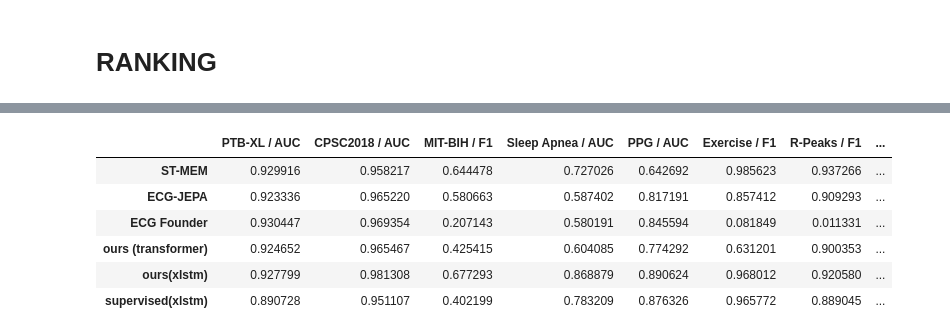
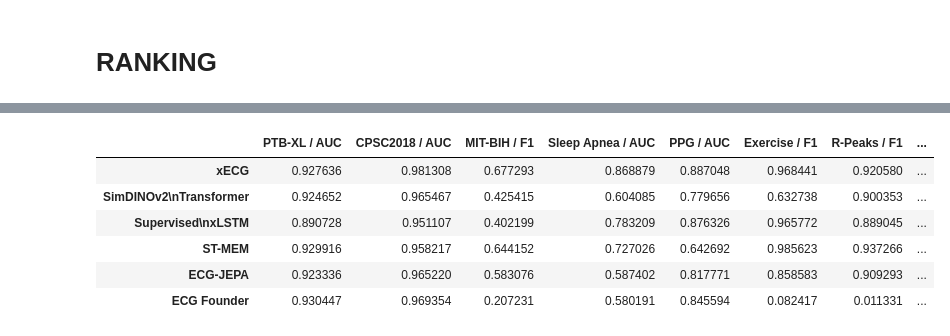
Before and after one commit to Lobster1911/bench-xecg-indian-benchmark, a Jupyter notebook: metrics.ipynb, the cells around one changed output, grey strips where cells are left out. Saved outputs shown, nothing was run; the diff lists cells and outputs as text; code cells hidden in the pictures.

```diff
--- a/metrics.ipynb
+++ b/metrics.ipynb
@@ -428,7 +530,7 @@ styled_df_ppg_lp
 records_age = get_records("train-age", metrics=[
     "test_rsmape_0_mimic/dataloader_idx_1", "test_mae_mimic/dataloader_idx_1",
     "test_rsmape_0_ptbxl/dataloader_idx_0", "test_mae_ptbxl/dataloader_idx_0",
-    "test_rsmape_0_cpsc/dataloader_idx_2", "test_mae_cpsc/dataloader_idx_2", '_runtime'])
+    "test_rsmape_0_cpsc/dataloader_idx_2", "test_mae_cpsc/dataloader_idx_2", '_runtime'], history=[('valid_mae', 'min'), ('valid_rsmape_0', 'min')])
 
 def add_mean(df):
     df['mean_mae'] = (df['test_mae_mimic/dataloader_idx_1'] + df['test_mae_ptbxl/dataloader_idx_0'] + df['test_mae_cpsc/dataloader_idx_2']) / 3
@@ -506,0 +864,3 @@ styled_lab_lp
+# %%
+mortality_test_records = get_records("train-mortality", metrics=["test_loss", "test_ci"])
+formatted_mortality_df = get_dataframe_from_records(mortality_test_records)
@@ -577,15 +1088,16 @@ Text(0, 0.5, 'Total Runtime (hours)')
 # %%
 
 dfs = []
-for records in [records_ptb_xl, records_cpsc, records_mit_cls, records_sleep_apnea, records_ppg, records_exe_r, records_mit_r_peaks, records_age, lab_test_records]:
+for i, records in enumerate([records_ptb_xl, records_cpsc, records_mit_cls, records_sleep_apnea, records_ppg, records_exe_r, records_mit_r_peaks, records_age, lab_test_records, mortality_test_records]):
     df = pd.DataFrame(records)
+    if i == 7: df = add_mean(df) # for age prediction add the mean rsmape
     df = df.groupby("group").agg('mean')
     df = df[df.index.isin(ft_groups) | df.index.isin(lp_groups)]
     dfs.append(df)
 # %%
-categories = ['PTB-XL', 'CPSC2018', 'MIT-BIH', 'Sleep<br>Apnea', 'PPG', 'Exercise', 'R-PEAK', 'Age', 'LAB test']
-categories_metric = ['PTB-XL / AUC', 'CPSC2018 / AUC', 'MIT-BIH / F1', 'Sleep Apnea / AUC', 'PPG / AUC', 'Exercise / F1', 'R-Peaks / F1', 'Age / MAE', 'LAB test / AUC']
-methods = ['ST-MEM', 'ECG-JEPA', 'ECG Founder', 'ours (transformer)', 'ours(xlstm)', 'supervised(xlstm)']
+categories = ['PTB-XL', 'CPSC2018', 'MIT-BIH', 'Apnea-ECG', 'PPG', 'Exercise', 'R-PEAK', 'Age', 'LAB test', 'Mortality']
+categories_metric = ['PTB-XL / AUC', 'CPSC2018 / AUC', 'MIT-BIH / F1', 'Sleep Apnea / AUC', 'PPG / AUC', 'Exercise / F1', 'R-Peaks / F1', 'Age / MAE', 'LAB test / AUC', 'Mortality / CI']
+methods = ['ST-MEM', 'ECG-JEPA', 'ECG Founder', 'SimDINOv2\nTransformer', 'xECG', 'Supervised\nxLSTM']
 
 
 data = {
@@ -643,8 +1155,20 @@ data = {
                         dfs[8].loc['best_trans_ft']['test_auroc_avg'],
                         dfs[8].loc['best_xlstm_ft']['test_auroc_avg'],
                         dfs[8].loc['best_xlstm_sup']['test_auroc_avg']],
+    'Mortality / CI': [ dfs[9].loc['best_stmem_ft']['test_ci'],
+                        dfs[9].loc['best_jepa_ft']['test_ci'],
+                        dfs[9].loc['best_ecgfm_ft']['test_ci'],
+                        dfs[9].loc['best_trans_ft']['test_ci'],
+                        dfs[9].loc['best_xlstm_ft']['test_ci'],
+                        dfs[9].loc['best_xlstm_sup']['test_ci']
+    ]
 }# RANKING
 
 df_raw = pd.DataFrame(data, index=methods)
 df_raw.head(n=10)
+
+# change the order of the rows:
+reindex_ft = [4, 3, 5, 0, 1, 2]
+df_raw = df_raw.reindex(df_raw.index[reindex_ft])
+df_raw.head(n=10)
 # %% [output]
@@ -710,25 +1247,25 @@ df_lp_raw
 # %%
 # add color to each method for consistency
 from plotly.colors import qualitative
 
 colors = qualitative.Plotly[:len(df_raw)]
-df_raw["color"] = colors
-df_lp_raw["color"] = colors[:-1]
+df_raw["color"] = [colors[idx] for idx in reindex_ft]
+df_lp_raw["color"] = [colors[idx] for idx in reindex_lp]
 
 # add some alpha for better visibility
 pastel_colors = [f"{color}C0" for color in colors]  #
-df_raw["pastel_color"] = pastel_colors
-df_lp_raw["pastel_color"] = pastel_colors[:-1]
+df_raw["pastel_color"] = [pastel_colors[idx] for idx in reindex_ft]
+df_lp_raw["pastel_color"] = [pastel_colors[idx] for idx in reindex_lp]
 
-df_raw.head(n=10)
+df_raw.head(n=100)
 # %% [output]
 |  | PTB-XL / AUC | CPSC2018 / AUC | MIT-BIH / F1 | Sleep Apnea / AUC | PPG / AUC | Exercise / F1 | R-Peaks / F1 | ... |
-| ST-MEM | 0.929916 | 0.958217 | 0.644478 | 0.727026 | 0.642692 | 0.985623 | 0.937266 | ... |
-| ECG-JEPA | 0.923336 | 0.965220 | 0.580663 | 0.587402 | 0.817191 | 0.857412 | 0.909293 | ... |
-| ECG Founder | 0.930447 | 0.969354 | 0.207143 | 0.580191 | 0.845594 | 0.081849 | 0.011331 | ... |
-| ours (transformer) | 0.924652 | 0.965467 | 0.425415 | 0.604085 | 0.774292 | 0.631201 | 0.900353 | ... |
-| ours(xlstm) | 0.927799 | 0.981308 | 0.677293 | 0.868879 | 0.890624 | 0.968012 | 0.920580 | ... |
-| supervised(xlstm) | 0.890728 | 0.951107 | 0.402199 | 0.783209 | 0.876326 | 0.965772 | 0.889045 | ... |
+| xECG | 0.927636 | 0.981308 | 0.677293 | 0.868879 | 0.887048 | 0.968441 | 0.920580 | ... |
+| SimDINOv2\nTransformer | 0.924652 | 0.965467 | 0.425415 | 0.604085 | 0.779656 | 0.632738 | 0.900353 | ... |
+| Supervised\nxLSTM | 0.890728 | 0.951107 | 0.402199 | 0.783209 | 0.876326 | 0.965772 | 0.889045 | ... |
+| ST-MEM | 0.929916 | 0.958217 | 0.644152 | 0.727026 | 0.642692 | 0.985623 | 0.937266 | ... |
+| ECG-JEPA | 0.923336 | 0.965220 | 0.583076 | 0.587402 | 0.817771 | 0.858583 | 0.909293 | ... |
+| ECG Founder | 0.930447 | 0.969354 | 0.207231 | 0.580191 | 0.845594 | 0.082417 | 0.011331 | ... |
 # %%
 import pandas as pd
 from plotly.subplots import make_subplots
```
Also changed, not shown: parts of 38 cells of this notebook, 10 other files.
